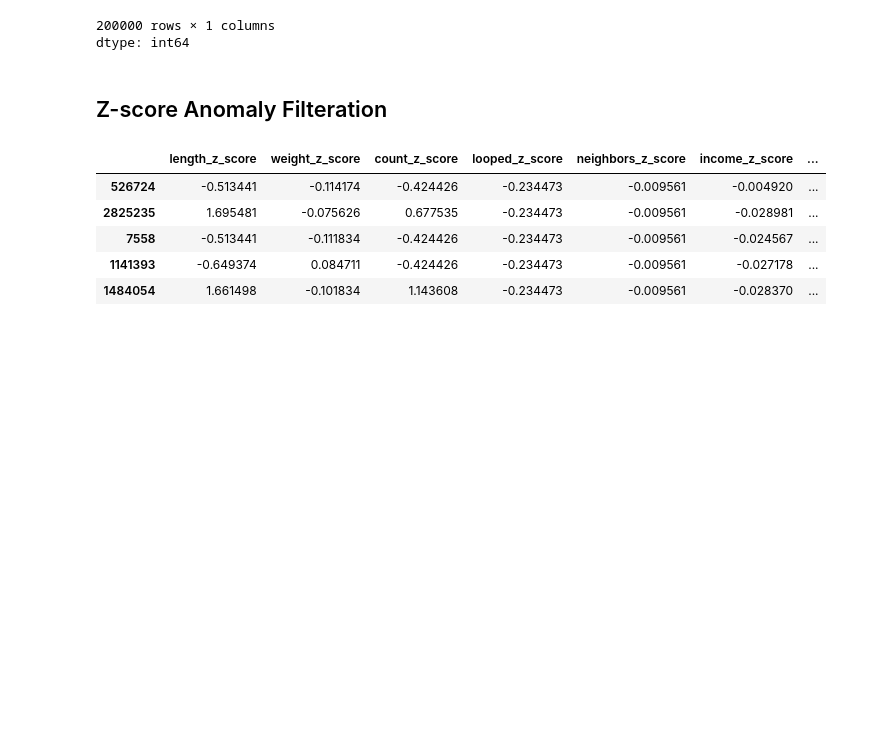
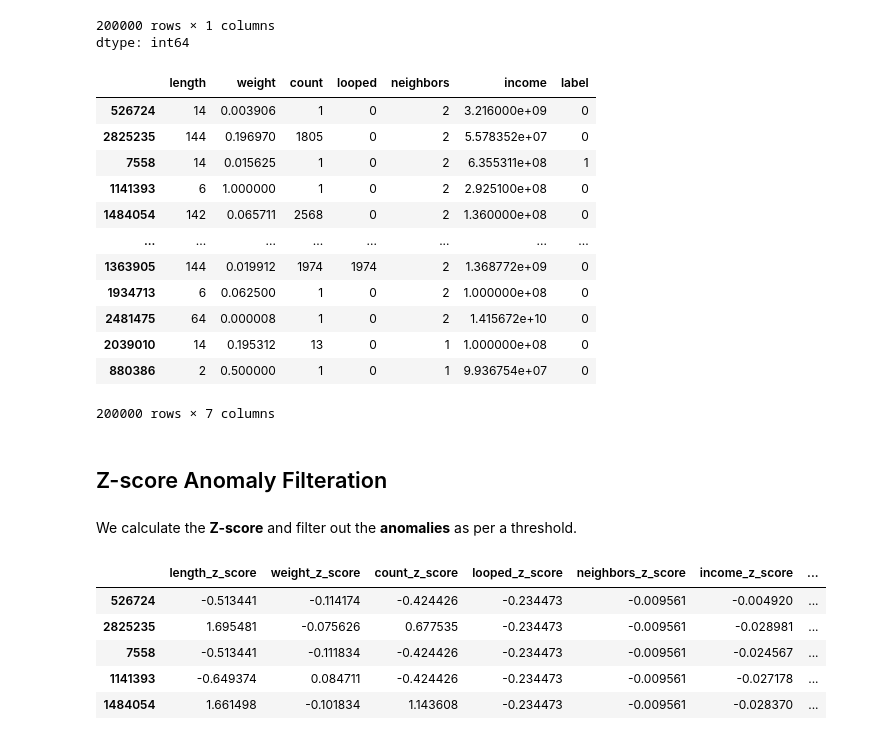
Before and after one commit to thisissudeep/crypto-safety-bot, a Jupyter notebook: crpto_heist_model_training.ipynb, the cells around one changed output. Drawn from its saved outputs; the diff is of its cells as text; code cells hidden in the pictures; blank space fills up the shorter version.

```diff
--- a/train_model.ipynb
+++ b/crpto_heist_model_training.ipynb
@@ -216,8 +249,26 @@ sampled_df["label"]
 | 880386 | 0 |
 200000 rows × 1 columns
 dtype: int64
+# %%
+sampled_df
+# %% [output]
+|  | length | weight | count | looped | neighbors | income | label |
+| 526724 | 14 | 0.003906 | 1 | 0 | 2 | 3.216000e+09 | 0 |
+| 2825235 | 144 | 0.196970 | 1805 | 0 | 2 | 5.578352e+07 | 0 |
+| 7558 | 14 | 0.015625 | 1 | 0 | 2 | 6.355311e+08 | 1 |
+| 1141393 | 6 | 1.000000 | 1 | 0 | 2 | 2.925100e+08 | 0 |
+| 1484054 | 142 | 0.065711 | 2568 | 0 | 2 | 1.360000e+08 | 0 |
+| ... | ... | ... | ... | ... | ... | ... | ... |
+| 1363905 | 144 | 0.019912 | 1974 | 1974 | 2 | 1.368772e+09 | 0 |
+| 1934713 | 6 | 0.062500 | 1 | 0 | 2 | 1.000000e+08 | 0 |
+| 2481475 | 64 | 0.000008 | 1 | 0 | 2 | 1.415672e+10 | 0 |
+| 2039010 | 14 | 0.195312 | 13 | 0 | 1 | 1.000000e+08 | 0 |
+| 880386 | 2 | 0.500000 | 1 | 0 | 1 | 9.936754e+07 | 0 |
+200000 rows × 7 columns
 # %% [markdown]
 ## Z-score Anomaly Filteration
+# %% [markdown]
+We calculate the **Z-score** and filter out the **anomalies** as per a threshold.
 # %%
 z_score_df = pd.DataFrame()
 for col in sampled_df.columns:
```
Also changed, not shown: parts of 30 cells of this notebook, 5 other files.
